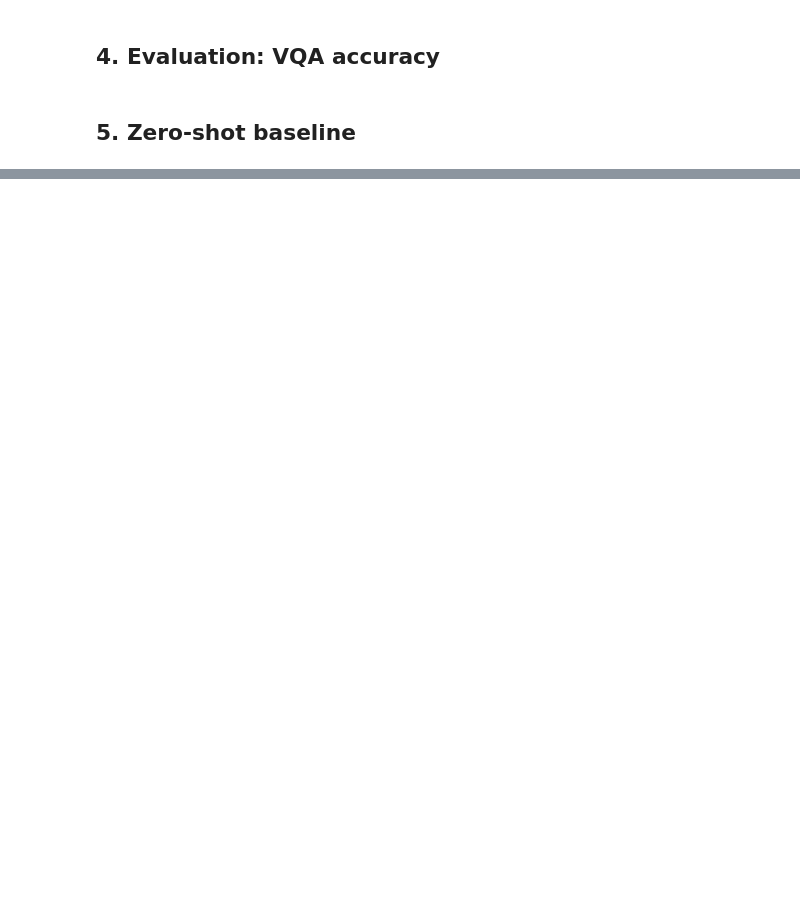
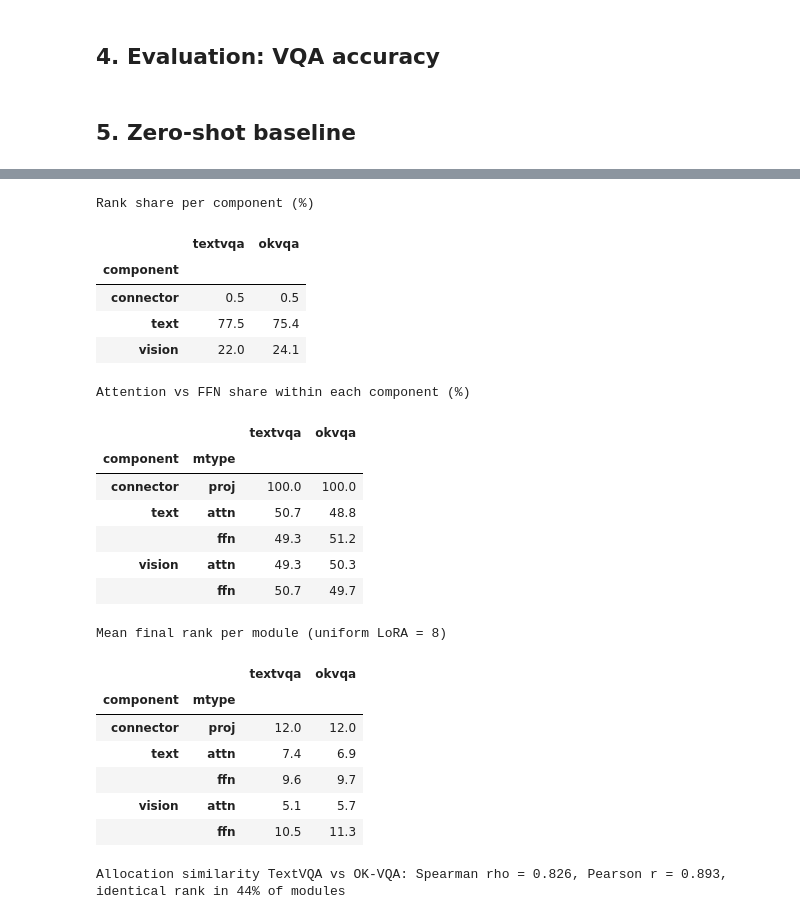
Before and after one commit to Sulojan2027/Vision_Coursework, a Jupyter notebook: Sem07_Deep_Learning_for_Vision/Assignment_1/part1.ipynb, the cells around one changed output, grey strips where cells are left out. Drawn from its saved outputs; the diff is of its cells as text; code cells hidden in the pictures; blank space fills up the shorter version.

```diff
--- a/Sem07_Deep_Learning_for_Vision/Assignment_1/part1.ipynb
+++ b/Sem07_Deep_Learning_for_Vision/Assignment_1/part1.ipynb
@@ -387,0 +470,55 @@ pd.DataFrame(BONUS).T
+# %%
+ATTN = {"q_proj", "k_proj", "v_proj", "o_proj", "out_proj"}
+FFN  = {"fc1", "fc2", "gate_proj", "up_proj", "down_proj"}
+
+def describe(name):
+    mod = name.split(".")[-1]
+    layer = re.search(r"layers\.(\d+)\.", name)
+    return dict(component=component_of(name),
+                layer=int(layer.group(1)) if layer else 0,
+                module=mod,
+                mtype="attn" if mod in ATTN else "ffn" if mod in FFN else "proj")
+
+def alloc_df(task):
+    df = pd.DataFrame([{**describe(n), "rank": r, "name": n} for n, r in ALLOC[task].items()])
+    df["depth"] = df.groupby("component")["layer"].transform(lambda x: x / max(x.max(), 1))
+    return df
+
+AL = {t: alloc_df(t) for t in ALLOC}
+share = pd.DataFrame({t: d.groupby("component")["rank"].sum() / d["rank"].sum() * 100 for t, d in AL.items()}).round(1)
+print("Rank share per component (%)"); display(share)
+print("Attention vs FFN share within each component (%)")
+display(pd.concat({t: d.groupby(["component", "mtype"])["rank"].sum()
+                        .groupby(level=0).transform(lambda x: x / x.sum() * 100) for t, d in AL.items()}, axis=1).round(1))
+print(f"Mean final rank per module (uniform LoRA = {CFG['target_r']})")
+display(pd.concat({t: d.groupby(["component", "mtype"])["rank"].mean() for t, d in AL.items()}, axis=1).round(1))
+
+# similarity of the two tasks' allocations
+if len(AL) == 2:
+    a, b = (d.set_index("name")["rank"] for d in AL.values())
+    print(f"Allocation similarity TextVQA vs OK-VQA: Spearman rho = {a.corr(b, method='spearman'):.3f}, "
+          f"Pearson r = {a.corr(b):.3f}, identical rank in {(a == b.reindex(a.index)).mean() * 100:.0f}% of modules")
+# %% [output]
+Rank share per component (%)
+|  | textvqa | okvqa |
+| component |  |  |
+| connector | 0.5 | 0.5 |
+| text | 77.5 | 75.4 |
+| vision | 22.0 | 24.1 |
+Attention vs FFN share within each component (%)
+|  |  | textvqa | okvqa |
+| component | mtype |  |  |
+| connector | proj | 100.0 | 100.0 |
+| text | attn | 50.7 | 48.8 |
+|  | ffn | 49.3 | 51.2 |
+| vision | attn | 49.3 | 50.3 |
+|  | ffn | 50.7 | 49.7 |
+Mean final rank per module (uniform LoRA = 8)
+|  |  | textvqa | okvqa |
+| component | mtype |  |  |
+| connector | proj | 12.0 | 12.0 |
+| text | attn | 7.4 | 6.9 |
+|  | ffn | 9.6 | 9.7 |
+| vision | attn | 5.1 | 5.7 |
+|  | ffn | 10.5 | 11.3 |
+Allocation similarity TextVQA vs OK-VQA: Spearman rho = 0.826, Pearson r = 0.893, identical rank in 44% of modules
```
Also changed, not shown: parts of 53 cells of this notebook, 11 other files.
